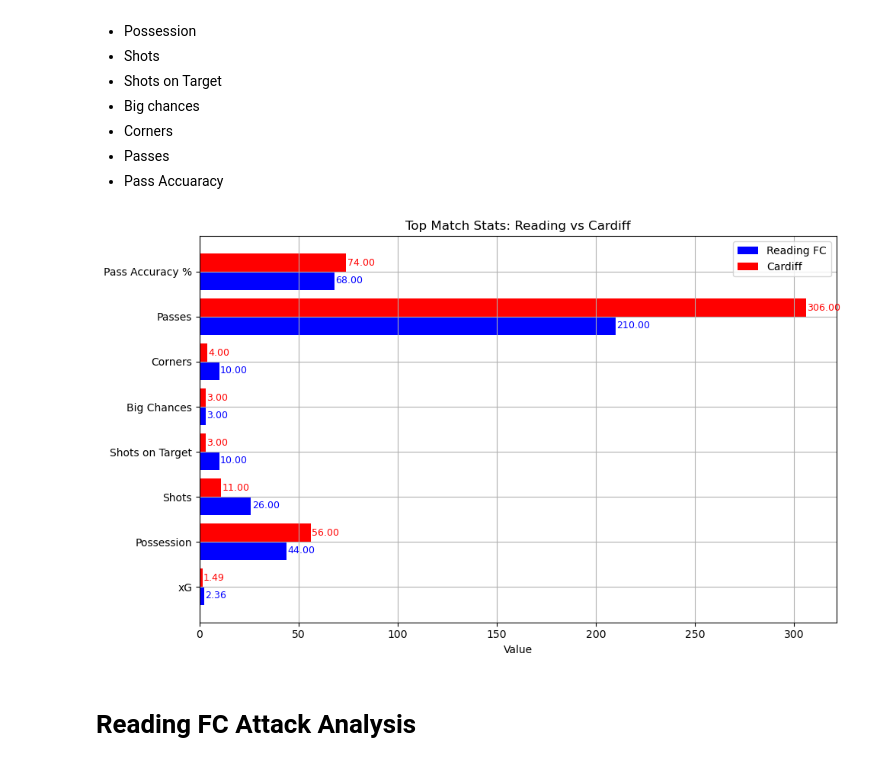
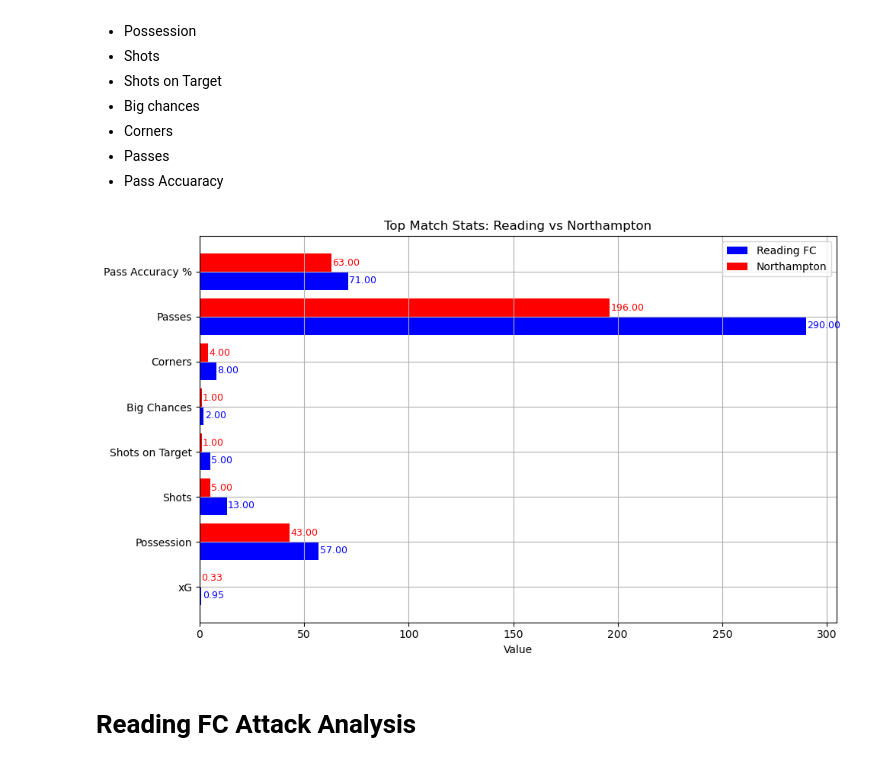
Before and after one commit to abryantgithub/Football_Analysis, a Jupyter notebook: notebooks/match-reports/Northampton.ipynb, the cells around one changed output. Saved outputs shown, nothing was run; the diff lists cells and outputs as text; code cells hidden in the pictures.

Commit message:
Adding Northampton at Home analysis

```diff
--- a/notebooks/match-reports/Northampton.ipynb
+++ b/notebooks/match-reports/Northampton.ipynb
@@ -22,9 +22,9 @@ import numpy as np
 df = pd.read_csv('../../data/rfc_matchdata.csv')
 
 # Filtering for Mansfield at Home
-df_cardiff_away = df[(df["Opponent"] == "Cardiff") & (df["Venue"] == "A")].reset_index(drop=True)
+df_northampton_home = df[(df["Opponent"] == "Northampton") & (df["Venue"] == "H")].reset_index(drop=True)
 
-match = df_cardiff_away.iloc[0]
+match = df_northampton_home.iloc[0]
 # %% [markdown]
 - "rfc" = Reading FC based stat
 - "opp" = Opponent based stat
@@ -75,7 +75,7 @@ top_stats = {
 }
 
 # Convert to DataFrame
-basic_df = pd.DataFrame(top_stats, index=['Reading FC', 'Cardiff']).T
+basic_df = pd.DataFrame(top_stats, index=['Reading FC', 'Northampton']).T
 
 fig, ax = plt.subplots(figsize=(10, 6))
 bar_width = 0.4
@@ -90,37 +90,37 @@ reading_bars = ax.barh(
     color='blue'
 )
 
 # Opponent bars
 opp_bars = ax.barh(
     [i + bar_width / 2 for i in y],
-    basic_df['Cardiff'],
+    basic_df['Northampton'],
     height=bar_width,
-    label='Cardiff',
+    label='Northampton',
     color='red'
 )
 
 # Adding data labels
 for bar in reading_bars:
     width = bar.get_width()
     y_pos = bar.get_y() + bar.get_height() / 2
     ax.text(width + 0.5, y_pos, f'{width:.2f}', va='center', ha='left', color='blue', fontsize=9)
 
 for bar in opp_bars:
     width = bar.get_width()
     y_pos = bar.get_y() + bar.get_height() / 2
     ax.text(width + 0.5, y_pos, f'{width:.2f}', va='center', ha='left', color='red', fontsize=9)
 
 # Final formatting
 ax.set_yticks(y)
 ax.set_yticklabels(basic_df.index)
 ax.set_xlabel("Value")
-ax.set_title("Top Match Stats: Reading vs Cardiff")
+ax.set_title("Top Match Stats: Reading vs Northampton")
 ax.legend()
 ax.grid(True)
 plt.tight_layout()
 plt.show()
 # %% [output]
-[figure, old version]
+[figure, new version]
 # %% [markdown]
 # Reading FC Attack Analysis
 # %% [markdown]
```
Also changed, not shown: parts of 30 cells of this notebook.
